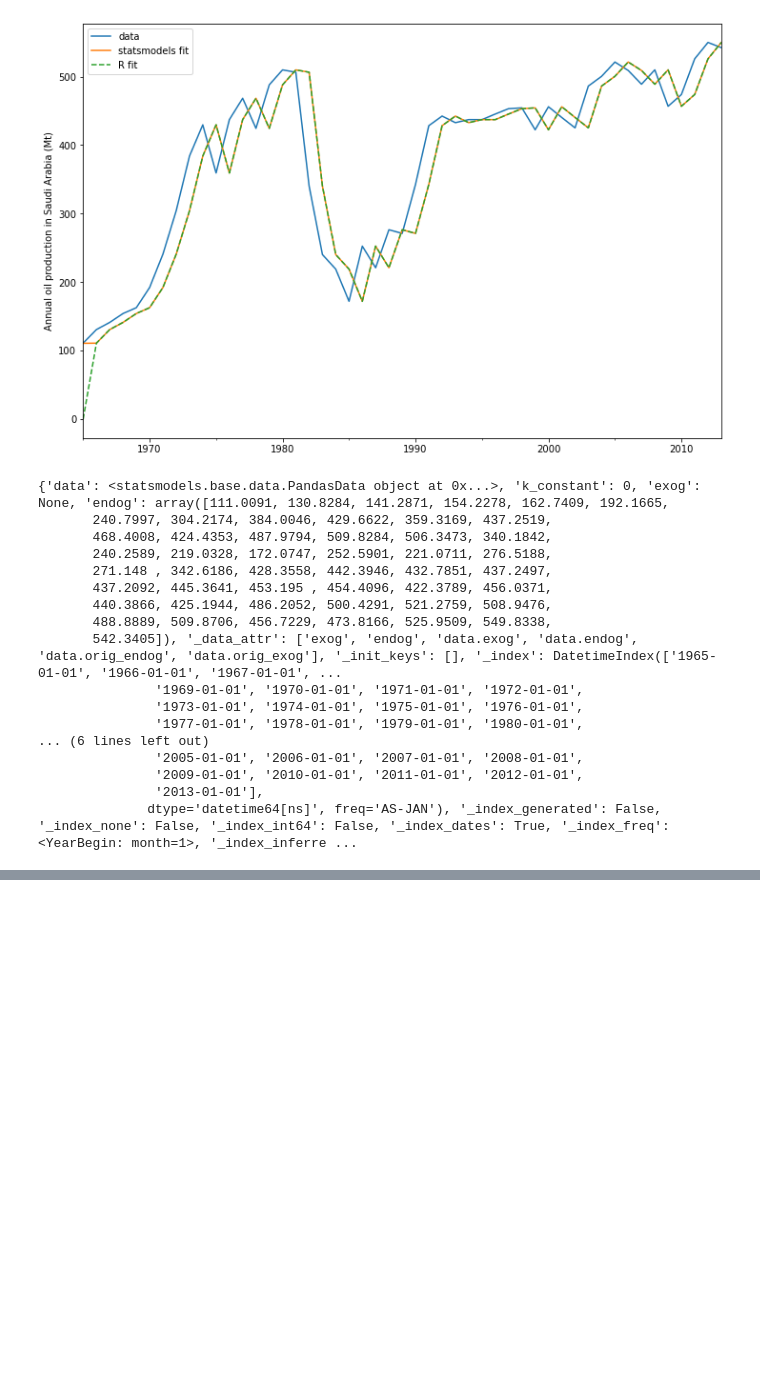
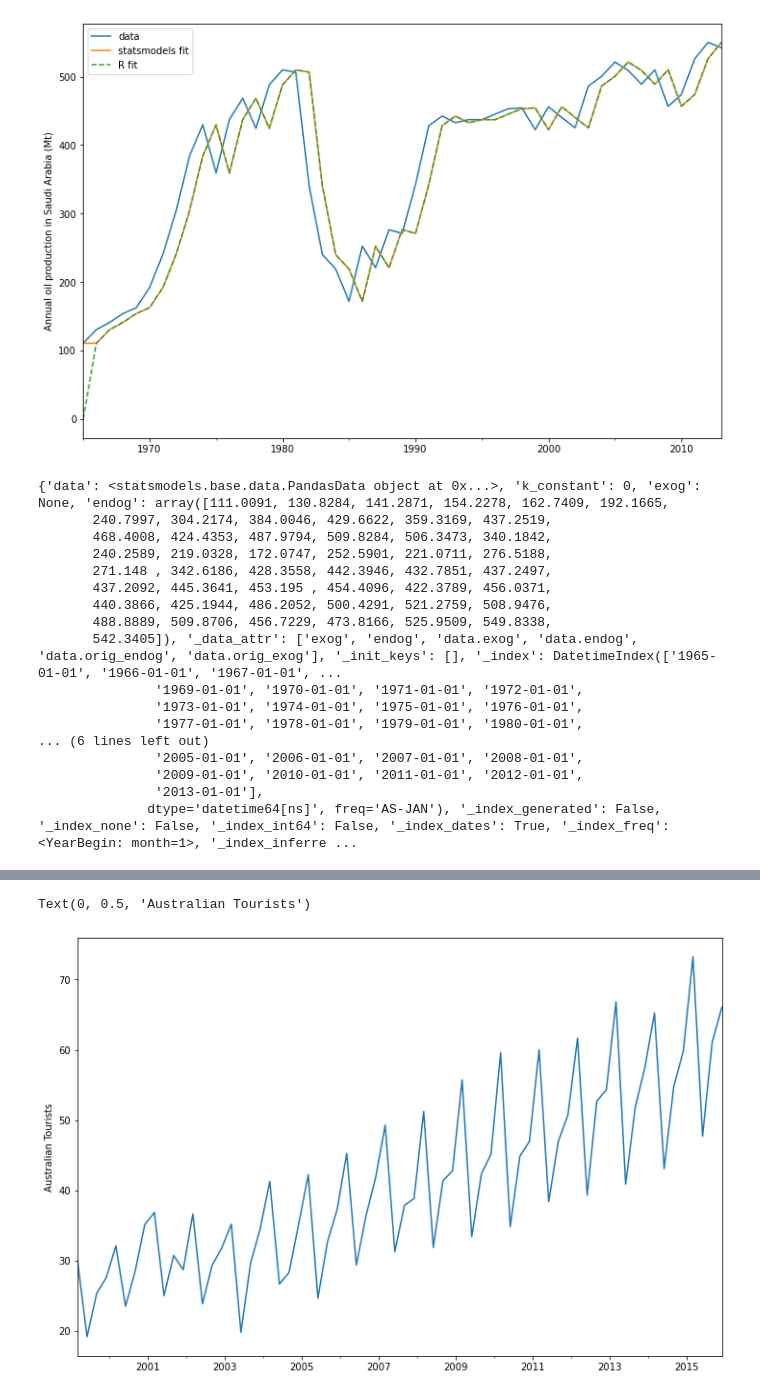
Before and after one commit to TNTran92/sktime, a Jupyter notebook: PR/ETS_model.ipynb, the cells around one changed output, grey strips where cells are left out. Saved outputs shown, nothing was run; the diff lists cells and outputs as text; code cells hidden in the pictures; blank space fills up the shorter version.

```diff
--- a/PR/ETS_model.ipynb
+++ b/PR/ETS_model.ipynb
@@ -141,0 +240,78 @@ print(dir(model))
+# %%
+austourists_data = [
+    30.05251300,
+    19.14849600,
+    25.31769200,
+    27.59143700,
+    32.07645600,
+    23.48796100,
+    28.47594000,
+    35.12375300,
+    36.83848500,
+    25.00701700,
+    30.72223000,
+    28.69375900,
+    36.64098600,
+    23.82460900,
+    29.31168300,
+    31.77030900,
+    35.17787700,
+    19.77524400,
+    29.60175000,
+    34.53884200,
+    41.27359900,
+    26.65586200,
+    28.27985900,
+    35.19115300,
+    42.20566386,
+    24.64917133,
+    32.66733514,
+    37.25735401,
+    45.24246027,
+    29.35048127,
+    36.34420728,
+    41.78208136,
+    49.27659843,
+    31.27540139,
+    37.85062549,
+    38.83704413,
+    51.23690034,
+    31.83855162,
+    41.32342126,
+    42.79900337,
+    55.70835836,
+    33.40714492,
+    42.31663797,
+    45.15712257,
+    59.57607996,
+    34.83733016,
+    44.84168072,
+    46.97124960,
+    60.01903094,
+    38.37117851,
+    46.97586413,
+    50.73379646,
+    61.64687319,
+    39.29956937,
+    52.67120908,
+    54.33231689,
+    66.83435838,
+    40.87118847,
+    51.82853579,
+    57.49190993,
+    65.25146985,
+    43.06120822,
+    54.76075713,
+    59.83447494,
+    73.25702747,
+    47.69662373,
+    61.09776802,
+    66.05576122,
+]
+index = pd.date_range("1999-03-01", "2015-12-01", freq="3MS")
+austourists = pd.Series(austourists_data, index=index)
+austourists.plot()
+plt.ylabel("Australian Tourists")
+# %% [output]
+Text(0, 0.5, 'Australian Tourists')
+[figure, added]
```
Also changed, not shown: parts of 19 cells of this notebook.
